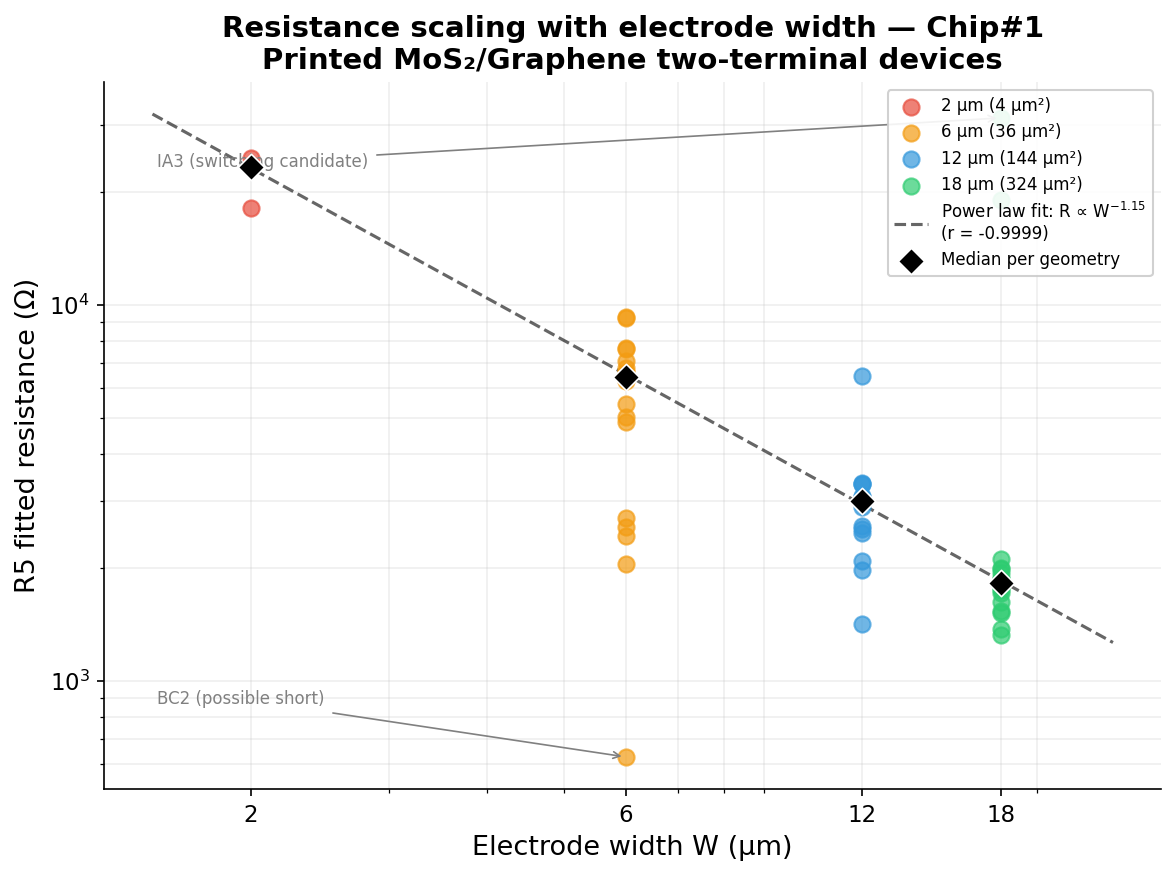
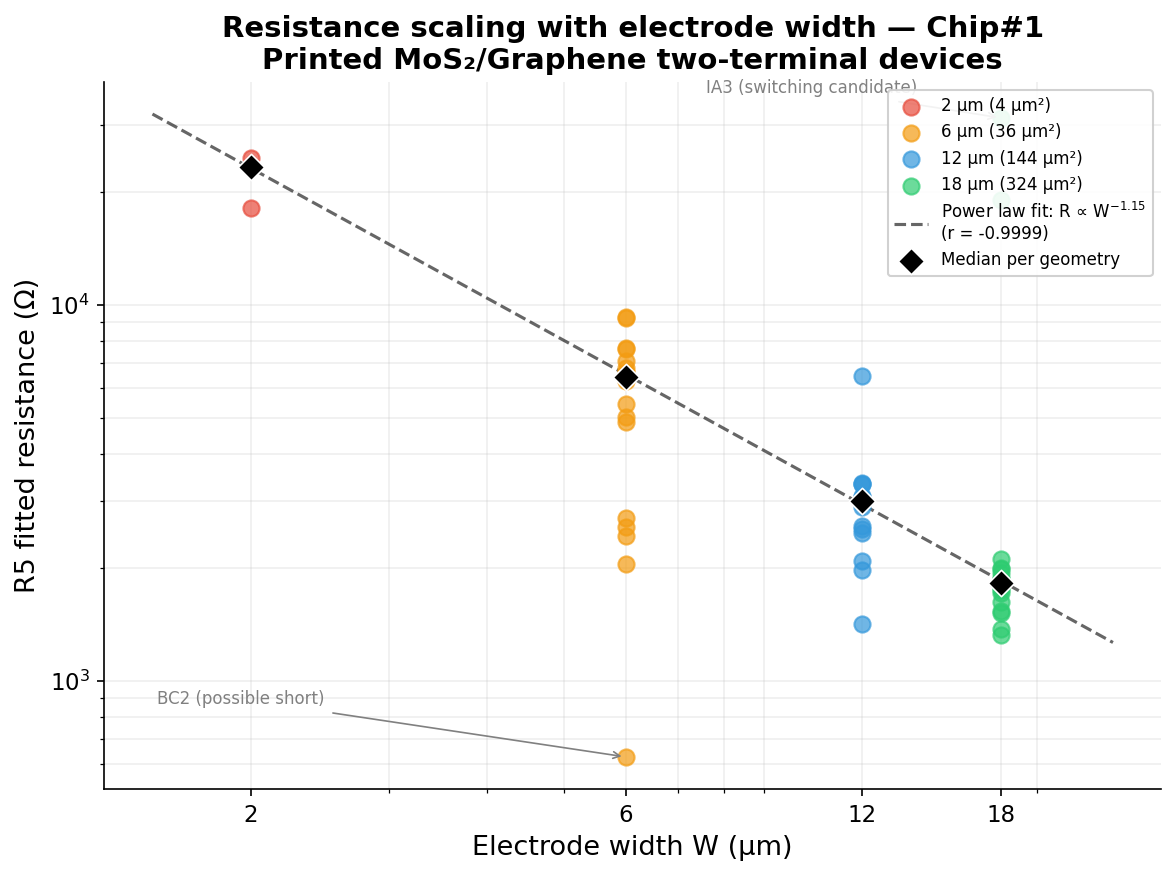
The change to this notebook cell's code, shown as a diff; its figure went from the first image to the second:
--- before
+++ after
@@ -33,9 +33,14 @@
 row_bc2 = clean[clean['devID'] == 'BC2']
 if len(row_ia3):
-    ax.annotate('IA3 (switching candidate)',
-        xy=(row_ia3['width'].values[0], row_ia3['R5'].values[0]), xycoords='data',
-        xytext=(0.05, 0.88), textcoords='axes fraction',
-        fontsize=8, color='gray', ha='left',
-        arrowprops=dict(arrowstyle='->', color='gray', lw=0.8))
+    ax.annotate(
+        'IA3 (switching candidate)',
+        xy=(row_ia3['width'].values[0], row_ia3['R5'].values[0]),
+        xycoords='data',
+        xytext=(-40, 12),
+        textcoords='offset points',
+        fontsize=8, color='gray',
+        ha='right',
+        arrowprops=dict(arrowstyle='->', color='gray', lw=0.8)
+    )
 if len(row_bc2):
     ax.annotate('BC2 (possible short)',

Commit: Fix IA3 annotation arrow and constrain pipeline image width